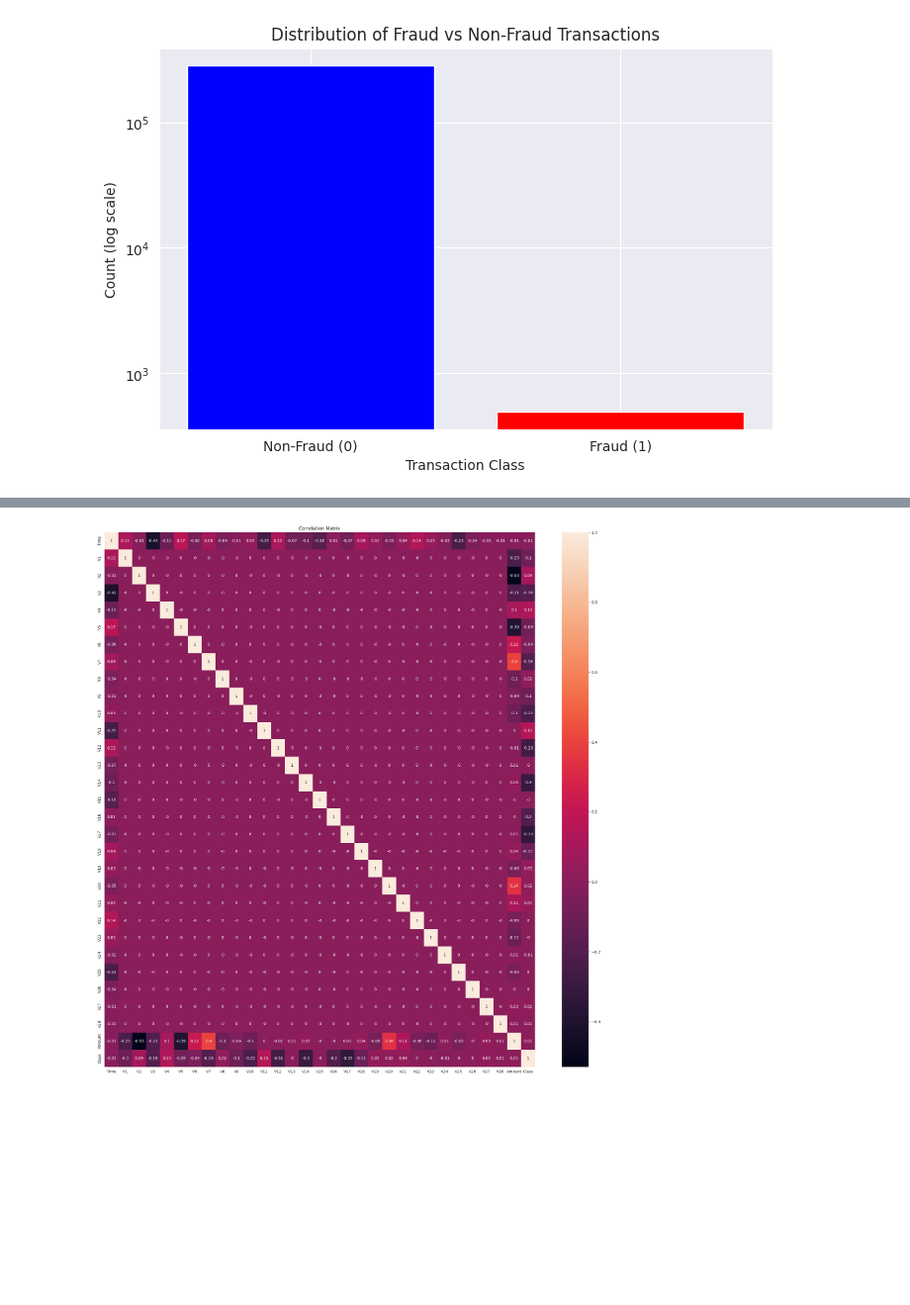
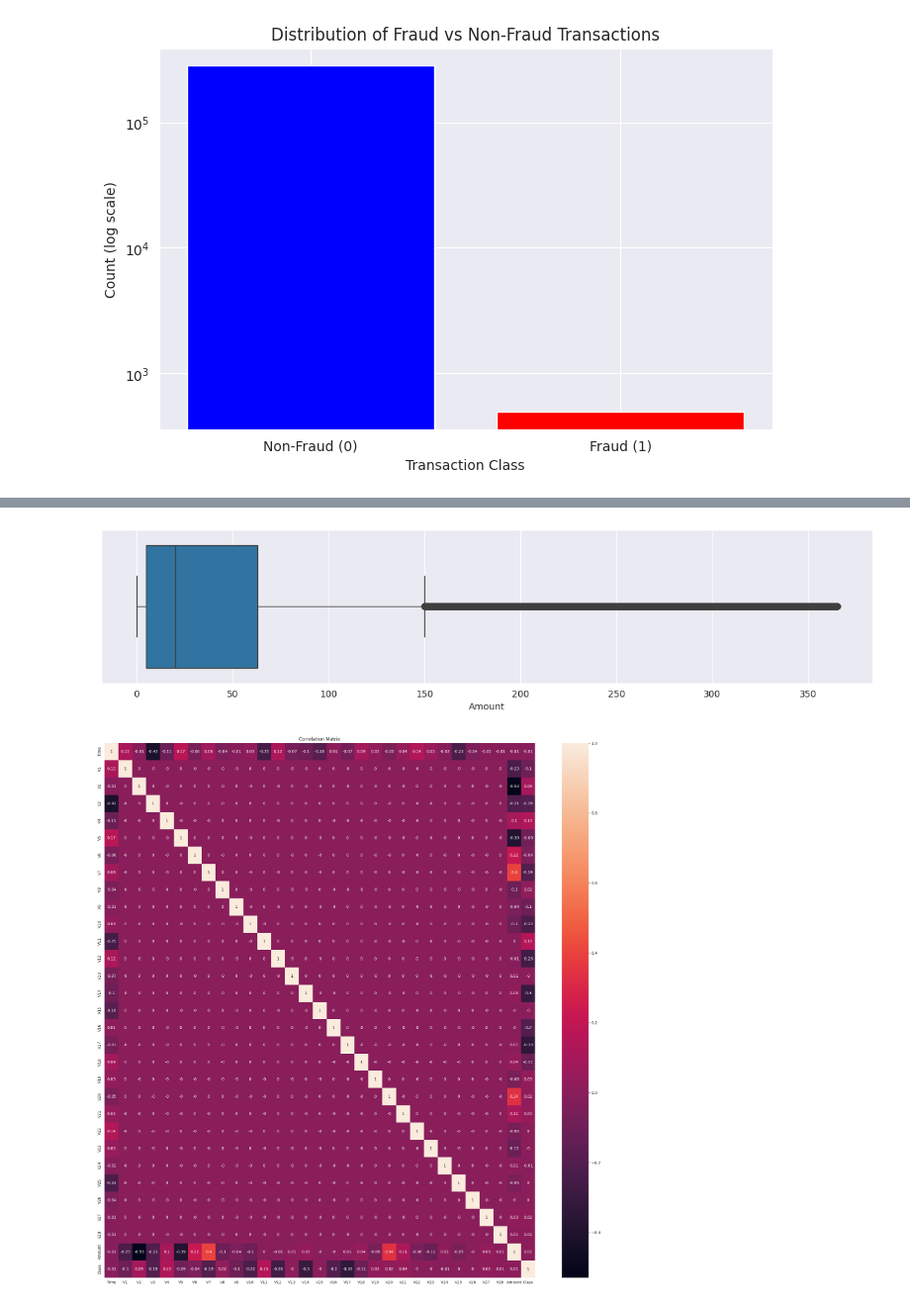
Before and after one commit to sarcasticsab/credit-card-fraud, a Jupyter notebook: Credit Card Fraud Detection.ipynb, the cells around one changed output, grey strips where cells are left out. Shown at 99% size. Cells and saved outputs as stored; diff of their text form; code cells hidden in the pictures; blank space fills up the shorter version.

```diff
--- a/Credit Card Fraud Detection.ipynb
+++ b/Credit Card Fraud Detection.ipynb
@@ -92,3 +111,13 @@ plt.show()
+# %%
+# new boxplot for `Amount` values
+fig, ax = plt.subplots(figsize=(15, 3))
+# Assuming 'df' is the original DataFrame, and you want to remove outliers
+# Replace this with your actual outlier removal logic if different
+df_clean = df[df['Amount'] < df['Amount'].quantile(0.95)]  # Example: Keep values below 95th percentile
+sns.boxplot(x='Amount', data=df_clean)
+plt.show()
+# %% [output]
+[figure, added]
 # %%
 ## checking correlation
 plt.figure(figsize=(25,25))
```
Also changed, not shown: parts of 2 cells of this notebook.
